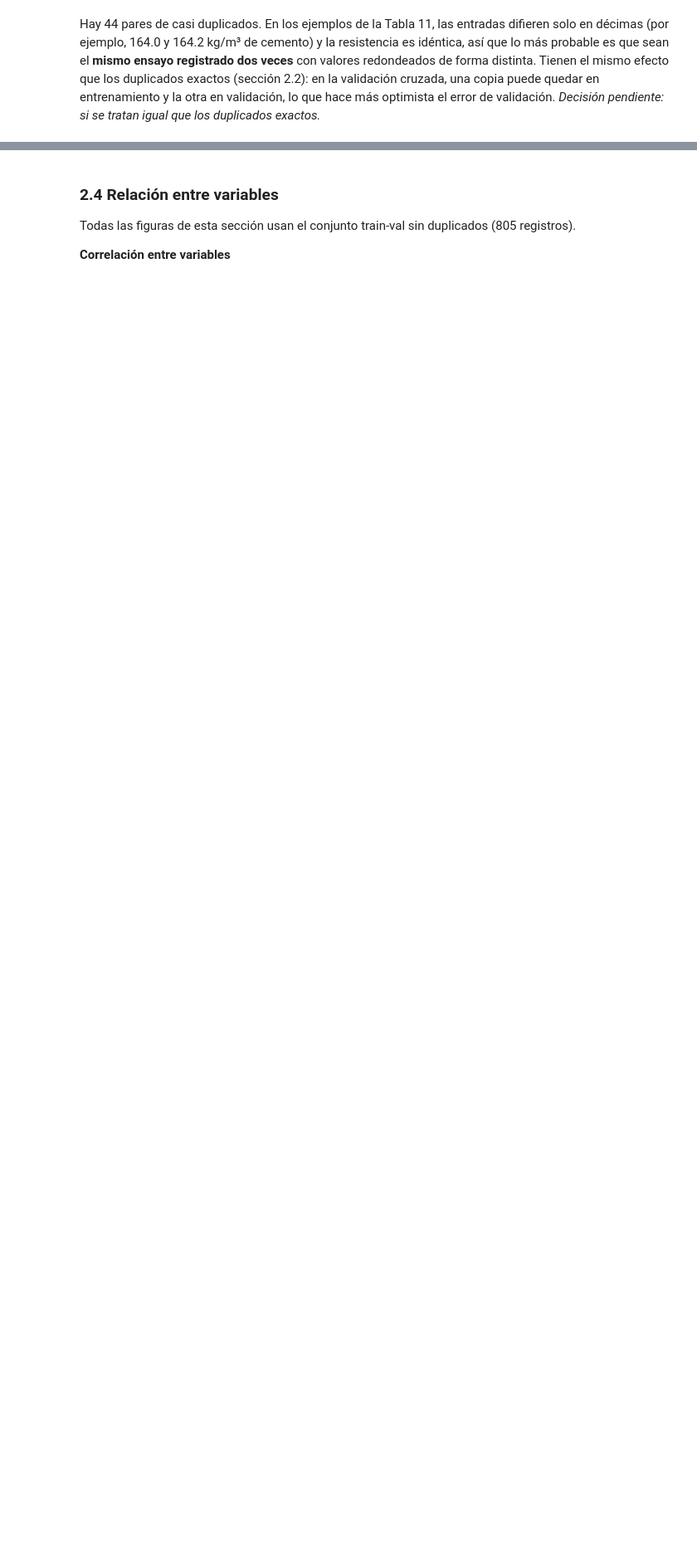
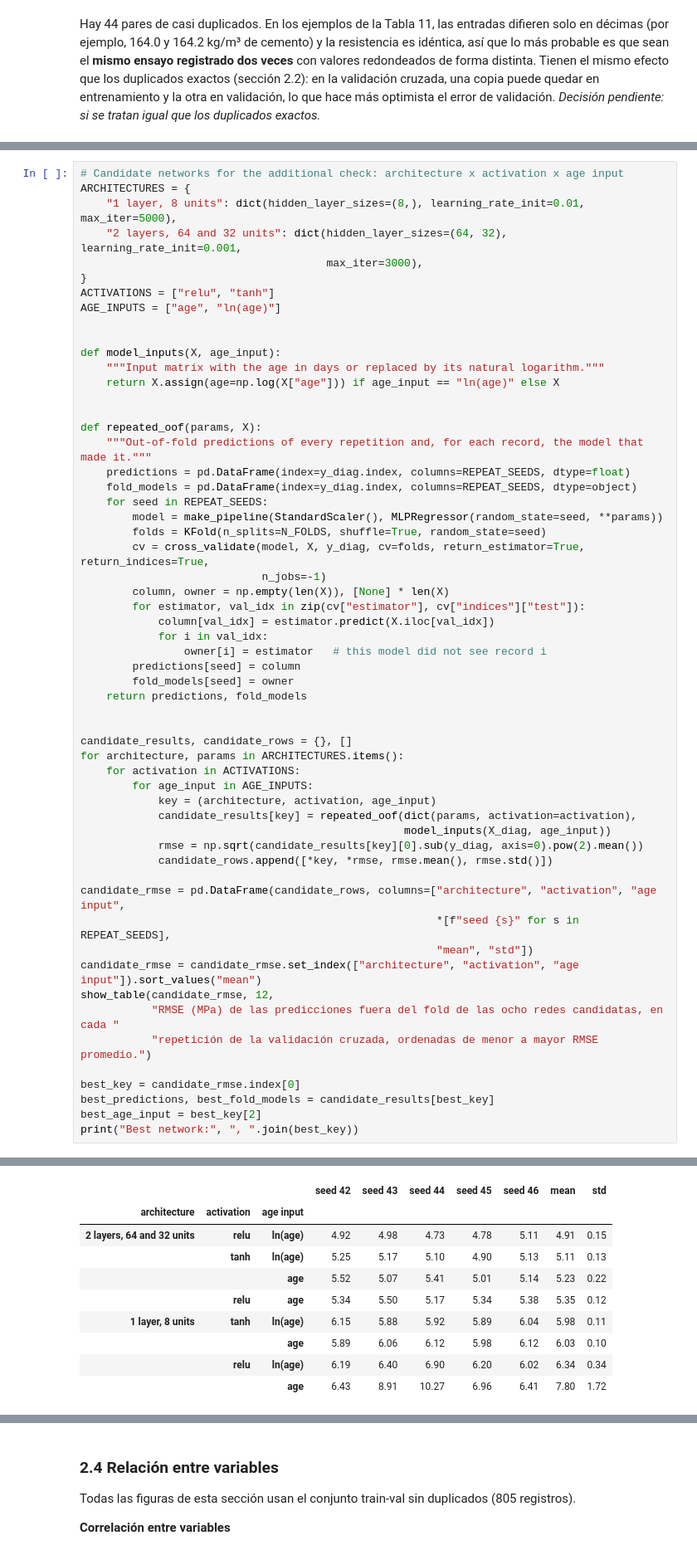
Before and after one commit to 25adiaz-apps/phd-civil-ualberta, a Jupyter notebook: machine-learning/assignment-4/question-1-concrete-strength.ipynb, the cells around one changed output, grey strips where cells are left out. Shown at 83% size. Cells and saved outputs as stored; diff of their text form; blank space fills up the shorter version.

```diff
--- a/machine-learning/assignment-4/question-1-concrete-strength.ipynb
+++ b/machine-learning/assignment-4/question-1-concrete-strength.ipynb
@@ -741,0 +762,58 @@ Hay 44 pares de casi duplicados. En los ejemplos de la Tabla 11, las entradas di
+# %%
+# Candidate networks for the additional check: architecture x activation x age input
+ARCHITECTURES = {
+    "1 layer, 8 units": dict(hidden_layer_sizes=(8,), learning_rate_init=0.01, max_iter=5000),
+    "2 layers, 64 and 32 units": dict(hidden_layer_sizes=(64, 32), learning_rate_init=0.001,
+                                      max_iter=3000),
+}
+ACTIVATIONS = ["relu", "tanh"]
+AGE_INPUTS = ["age", "ln(age)"]
+
+
+def model_inputs(X, age_input):
+    """Input matrix with the age in days or replaced by its natural logarithm."""
+    return X.assign(age=np.log(X["age"])) if age_input == "ln(age)" else X
+
+
+def repeated_oof(params, X):
+    """Out-of-fold predictions of every repetition and, for each record, the model that made it."""
+    predictions = pd.DataFrame(index=y_diag.index, columns=REPEAT_SEEDS, dtype=float)
+    fold_models = pd.DataFrame(index=y_diag.index, columns=REPEAT_SEEDS, dtype=object)
+    for seed in REPEAT_SEEDS:
+        model = make_pipeline(StandardScaler(), MLPRegressor(random_state=seed, **params))
+        folds = KFold(n_splits=N_FOLDS, shuffle=True, random_state=seed)
+        cv = cross_validate(model, X, y_diag, cv=folds, return_estimator=True, return_indices=True,
+                            n_jobs=-1)
+        column, owner = np.empty(len(X)), [None] * len(X)
+        for estimator, val_idx in zip(cv["estimator"], cv["indices"]["test"]):
+            column[val_idx] = estimator.predict(X.iloc[val_idx])
+            for i in val_idx:
+                owner[i] = estimator   # this model did not see record i
+        predictions[seed] = column
+        fold_models[seed] = owner
+    return predictions, fold_models
+
+
+candidate_results, candidate_rows = {}, []
+for architecture, params in ARCHITECTURES.items():
+    for activation in ACTIVATIONS:
+        for age_input in AGE_INPUTS:
+            key = (architecture, activation, age_input)
+            candidate_results[key] = repeated_oof(dict(params, activation=activation),
+                                                  model_inputs(X_diag, age_input))
+            rmse = np.sqrt(candidate_results[key][0].sub(y_diag, axis=0).pow(2).mean())
+            candidate_rows.append([*key, *rmse, rmse.mean(), rmse.std()])
+
+candidate_rmse = pd.DataFrame(candidate_rows, columns=["architecture", "activation", "age input",
+                                                       *[f"seed {s}" for s in REPEAT_SEEDS],
+                                                       "mean", "std"])
+candidate_rmse = candidate_rmse.set_index(["architecture", "activation", "age input"]).sort_values("mean")
+show_table(candidate_rmse, 12,
+           "RMSE (MPa) de las predicciones fuera del fold de las ocho redes candidatas, en cada "
+           "repetición de la validación cruzada, ordenadas de menor a mayor RMSE promedio.")
+
+best_key = candidate_rmse.index[0]
+best_predictions, best_fold_models = candidate_results[best_key]
+best_age_input = best_key[2]
+print("Best network:", ", ".join(best_key))
+# %% [output]
@@ -741,0 +821,10 @@ Hay 44 pares de casi duplicados. En los ejemplos de la Tabla 11, las entradas di
+|  |  |  | seed 42 | seed 43 | seed 44 | seed 45 | seed 46 | mean | std |
+| architecture | activation | age input |  |  |  |  |  |  |  |
+| 2 layers, 64 and 32 units | relu | ln(age) | 4.92 | 4.98 | 4.73 | 4.78 | 5.11 | 4.91 | 0.15 |
+|  | tanh | ln(age) | 5.25 | 5.17 | 5.10 | 4.90 | 5.13 | 5.11 | 0.13 |
+|  |  | age | 5.52 | 5.07 | 5.41 | 5.01 | 5.14 | 5.23 | 0.22 |
+|  | relu | age | 5.34 | 5.50 | 5.17 | 5.34 | 5.38 | 5.35 | 0.12 |
+| 1 layer, 8 units | tanh | ln(age) | 6.15 | 5.88 | 5.92 | 5.89 | 6.04 | 5.98 | 0.11 |
+|  |  | age | 5.89 | 6.06 | 6.12 | 5.98 | 6.12 | 6.03 | 0.10 |
+|  | relu | ln(age) | 6.19 | 6.40 | 6.90 | 6.20 | 6.02 | 6.34 | 0.34 |
+|  |  | age | 6.43 | 8.91 | 10.27 | 6.96 | 6.41 | 7.80 | 1.72 |
```
Also changed, not shown: parts of 19 cells of this notebook.
